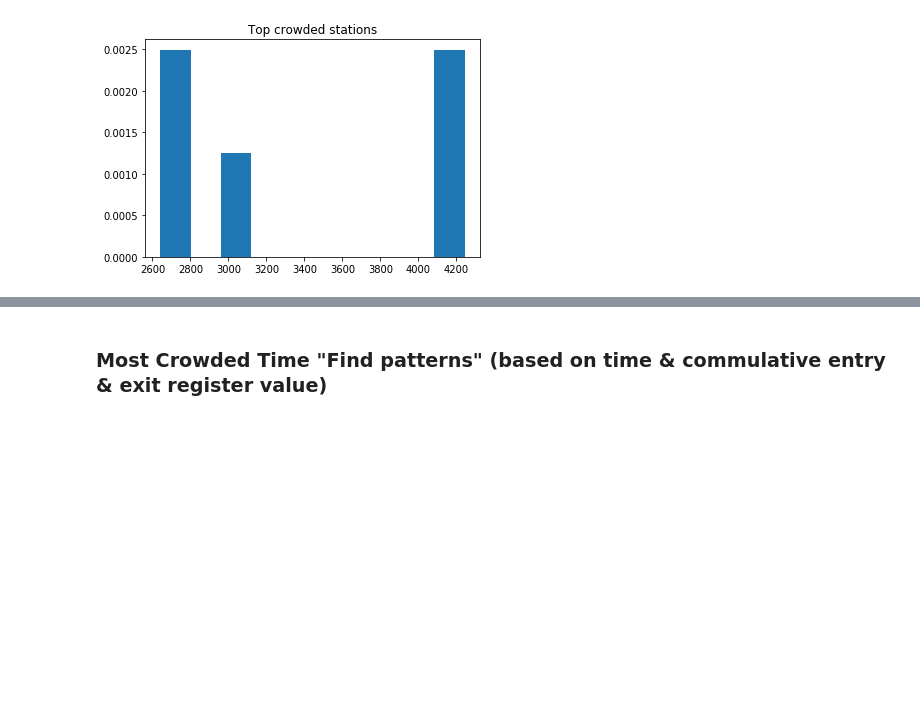
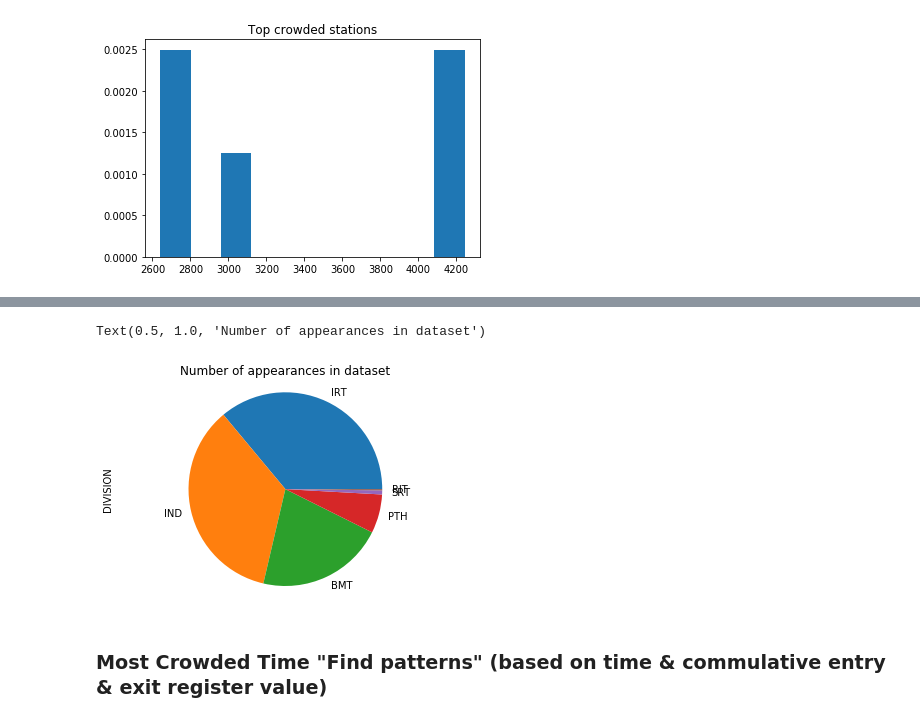
Before and after one commit to Meaad96s/project1_mta, a Jupyter notebook: project1_code.ipynb, the cells around one changed output, grey strips where cells are left out. Drawn from its saved outputs; the diff is of its cells as text; code cells hidden in the pictures; blank space fills up the shorter version.

```diff
--- a/project1_code.ipynb
+++ b/project1_code.ipynb
@@ -219,8 +207,11 @@ Text(0.5, 0, 'Frequency')
 # %%
 #pie chart
-data_table['new ENTRIES'].value_counts().plot(kind='pie')
+data_table['DIVISION'].value_counts().plot(kind='pie')
 plt.axis('equal')
 plt.title('Number of appearances in dataset')
+# %% [output]
+Text(0.5, 1.0, 'Number of appearances in dataset')
+[figure, added]
 # %% [markdown]
 ### Most Crowded Time "Find patterns" (based on time & commulative entry & exit register value)
 # %% [markdown]
```
Also changed, not shown: parts of 5 cells of this notebook.
